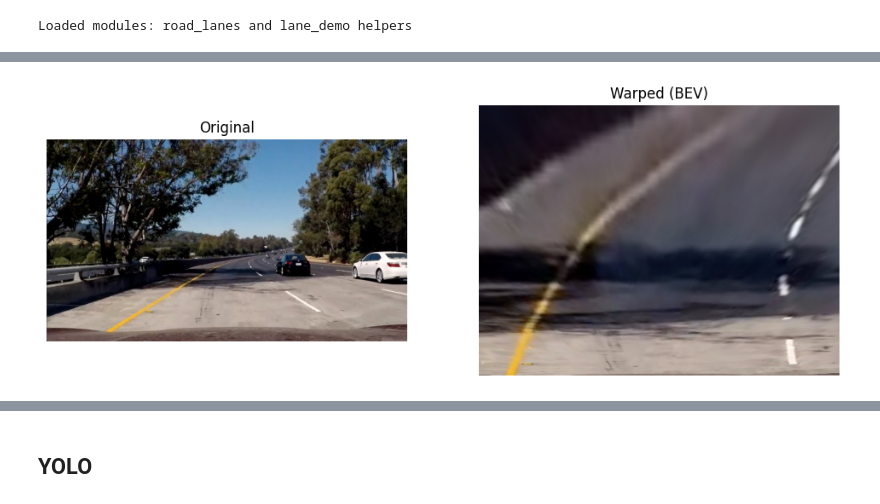
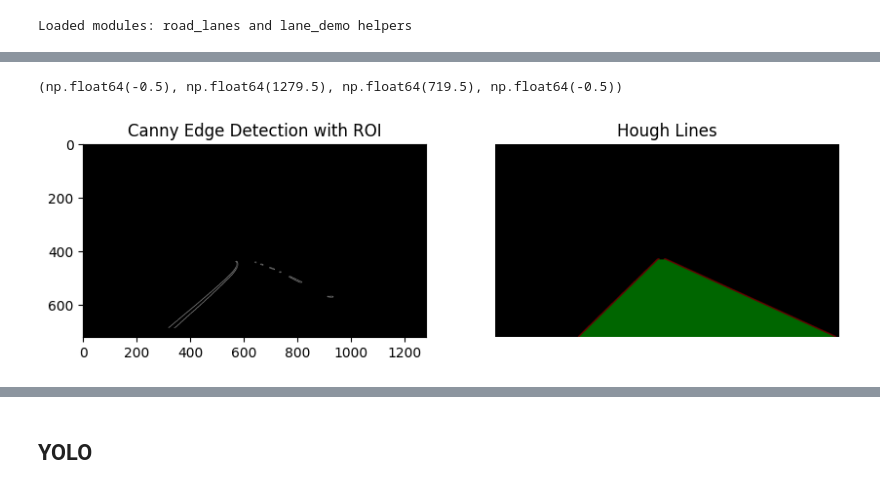
Before and after one commit to srbhp/autodrive, a Jupyter notebook: example/lane_demo_test.ipynb, the cells around one changed output, grey strips where cells are left out. Cells and saved outputs as stored; diff of their text form; code cells hidden in the pictures.

```diff
--- a/example/lane_demo_test.ipynb
+++ b/example/lane_demo_test.ipynb
@@ -50,18 +33,39 @@ plt.axis("off")
-# %%
-# Bird's-eye transform visualization
-if frame is not None:
-    M, Minv, size = get_birdseye_transform(frame)
-    warped = cv2.warpPerspective(frame, M, size)
-    plt.figure(figsize=(12, 6))
-    plt.subplot(1, 2, 1)
-    plt.imshow(cv2.cvtColor(frame, cv2.COLOR_BGR2RGB))
-    plt.axis("off")
-    plt.title("Original")
-    plt.subplot(1, 2, 2)
-    plt.imshow(cv2.cvtColor(warped, cv2.COLOR_BGR2RGB))
-    plt.axis("off")
-    plt.title("Warped (BEV)")
-else:
-    print("No frame to compute BEV")
-# %% [output]
-[figure, removed]
+# %%
+from ui.road_lanes import (
+    grayscale,
+    gaussian_blur,
+    canny,
+    region_of_interest,
+    get_vertices,
+    hough_lines,
+)
+
+image = frame.copy()
+# Grayscale
+gray_img = grayscale(image)
+
+# Gaussian Smoothing
+smoothed_img = gaussian_blur(img=gray_img, kernel_size=5)
+# Canny Edge Detection
+canny_img = canny(img=smoothed_img, low_threshold=180, high_threshold=240)
+masked_img = region_of_interest(img=canny_img, vertices=get_vertices(image))
+plt.figure(figsize=(10, 6))
+plt.subplot(1, 2, 1)
+plt.imshow(masked_img, cmap="gray")
+plt.title("Canny Edge Detection with ROI")
+plt.subplot(1, 2, 2)
+houghed_lines = hough_lines(
+    img=masked_img,
+    rho=1,
+    theta=np.pi / 180,
+    threshold=20,
+    min_line_len=20,
+    max_line_gap=180,
+)
+plt.imshow(houghed_lines, cmap="gray")
+plt.title("Hough Lines")
+
+plt.axis("off")
+# %% [output]
+(np.float64(-0.5), np.float64(1279.5), np.float64(719.5), np.float64(-0.5))
+[figure, added]
```
Also changed, not shown: parts of 5 cells of this notebook, 4 other files.
